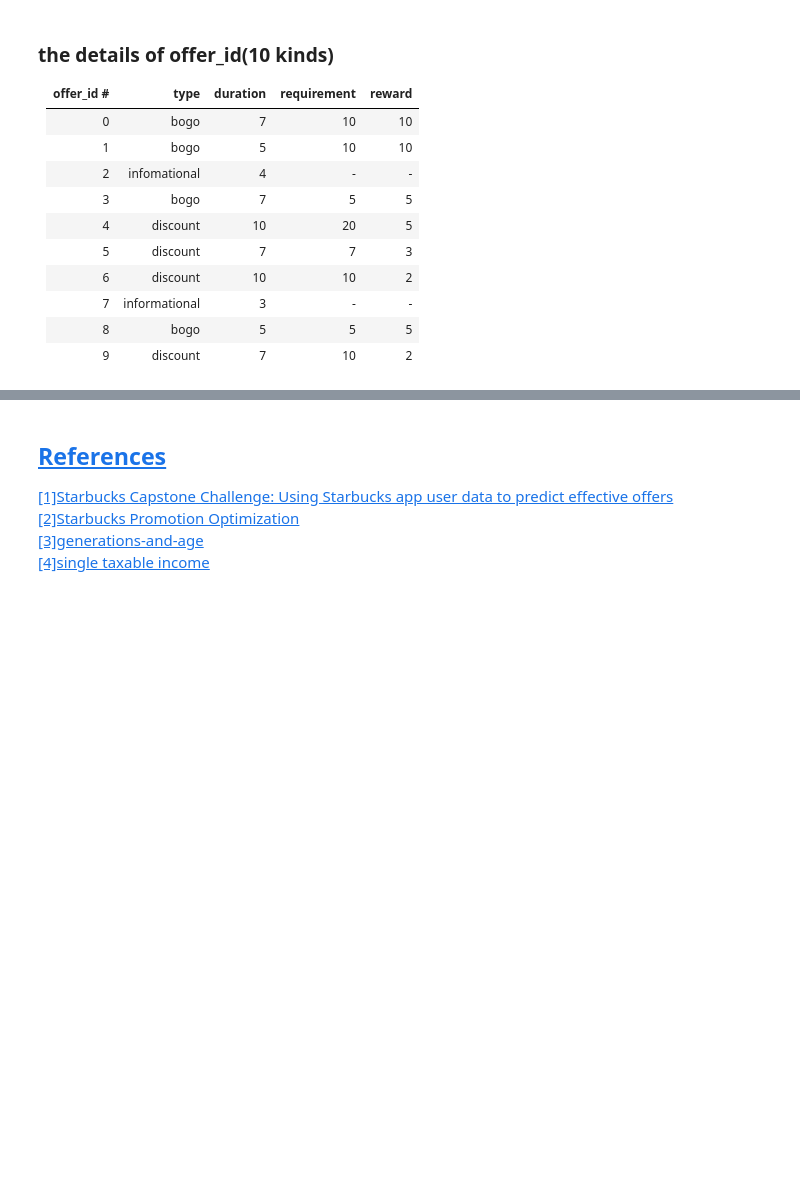
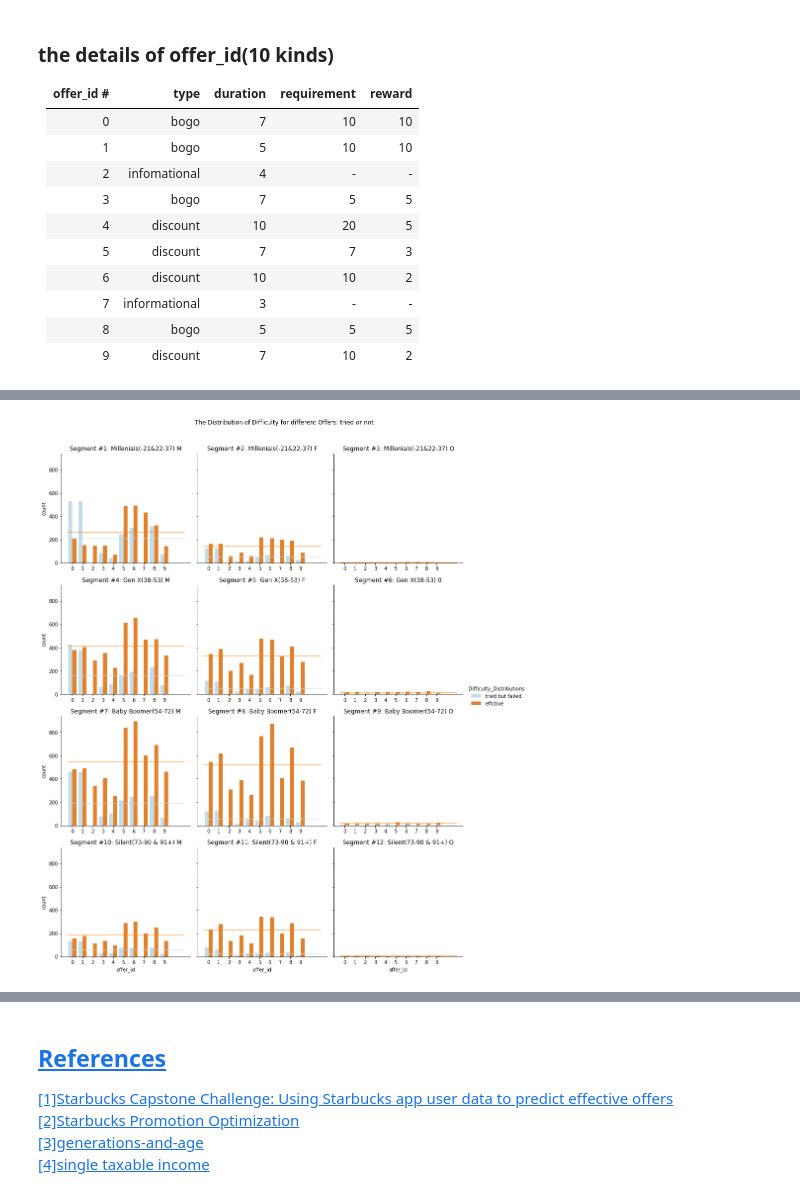
Before and after one commit to DaiDuncan/Udacity_DSND_proj4_StarbucksPromotion, a Jupyter notebook: 2_heuristic_exploration.ipynb, the cells around one changed output, grey strips where cells are left out. Drawn from its saved outputs; the diff is of its cells as text; code cells hidden in the pictures; blank space fills up the shorter version.

Commit message:
For IIR: conbined into a whole dataset

```diff
--- a/2_heuristic_exploration.ipynb
+++ b/2_heuristic_exploration.ipynb
@@ -769,18 +768,0 @@ Definition of NIR:
-# %%
-group_one_lst = [no_care_segments]
-group_two_lst = [tried_segments, effctive_offer_segments]
-label_col = 'Interest distributions'
-name_group_one='no_care'
-name_group_two='tried or effctive'
-
-group_labeled = recons_target_group(group_one_lst, group_two_lst, label_col, name_group_one, name_group_two)
-
-
-# combine all segments to one DataFrame
-# 12 segments
-# initial with the 1st segment
-summary_dataset = group_labeled[0]
-# append another 11 segments
-for idx in range(1, 12):
-    summary_dataset = summary_dataset.append(group_labeled[idx])
-summary_dataset  # 5 person with none_offer reduced
@@ -803,0 +769,55 @@ for idx, ax in enumerate(g.axes.flatten()):
+# %%
+color_cold = sb.color_palette("RdBu", n_colors=7)[4]
+color_warm = sb.color_palette()[1]
+color_hline = sb.color_palette()[0]
+
+
+g = sb.catplot(x="offer_id", hue="Difficulty_Distributions",  col="label_seg", col_wrap=3,
+               hue_order=[name_group_one, name_group_two],
+               data=summary_dataset, kind="count",height=4, aspect=1,
+               palette=[color_cold, color_warm], legend=True);
+
+# set a title
+plt.subplots_adjust(top=0.92, hspace=0.2);
+g.fig.suptitle('The Distribution of Difficulty for different Offers: tried or not')
+
+
+# horizontal lines for mean values for two group
+# 1st group "tried"
+is_tried = (summary_dataset.Difficulty_Distributions == 'tried but failed') #
+dataset_tried = summary_dataset[is_tried]
+
+
+# 2nd group "effctive"
+is_effctive = (summary_dataset.Difficulty_Distributions == 'effctive') #
+dataset_effctive = summary_dataset[is_effctive]
+
+
+# calculate mean values
+mean_values_one = [None]*12
+mean_values_two = [None]*12
+
+for i in range(0,12):
+    is_segment_one = (dataset_tried.label_seg == i+1)
+    dataset_tried_seg = dataset_tried[is_segment_one]
+    # 10 offers
+    mean_value_one = dataset_tried_seg.offer_id.count() / 10
+    mean_values_one[i] = mean_value_one
+
+    is_segment_two = (dataset_effctive.label_seg == i+1)
+    dataset_effctive_seg = dataset_effctive[is_segment_two]
+    mean_value_two = dataset_effctive_seg.offer_id.count() / 10
+    mean_values_two[i] = mean_value_two
+
+
+
+for idx, ax in enumerate(g.axes.flatten()):
+    ax.tick_params(labelbottom=True)
+    ax.set_title('Segment #{}: {}' .format(idx+1, seg_encode[idx+1]))
+
+    # add horizontal lines
+    ax.hlines(mean_values_one[idx], -0.5, 11, color=color_cold, linewidth=1)
+    ax.hlines(mean_values_two[idx], -0.5, 11, color=color_warm, linewidth=1)
+    #ax.legend()
+# %% [output]
+[figure, added]
```
Also changed, not shown: parts of 23 cells of this notebook.
